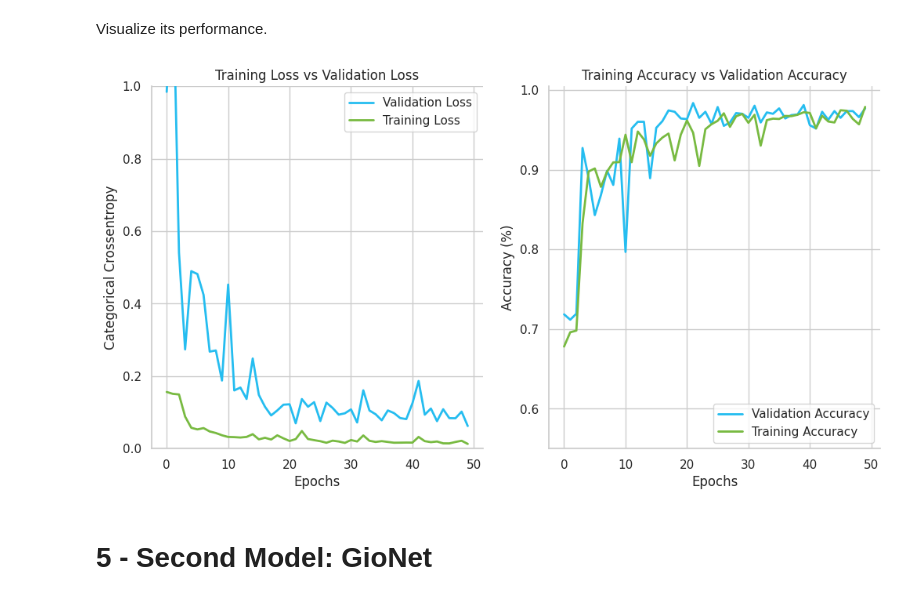
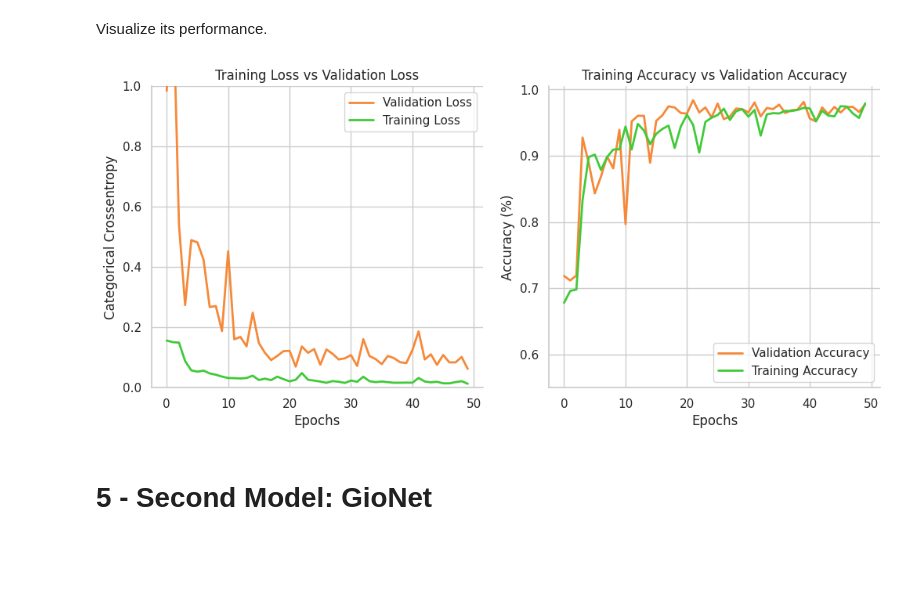
Before and after one commit to giordanovitale/Prado-Museum-CNN, a Jupyter notebook: Prado_Artists.ipynb, the cells around one changed output. Drawn from its saved outputs; the diff is of its cells as text; code cells hidden in the pictures; blank space fills up the shorter version.

```diff
--- a/Prado_Artists.ipynb
+++ b/Prado_Artists.ipynb
@@ -153,7 +157,7 @@ def plot_history(history, figsize=(12,6), y_lim_left=(0,1), y_lim_right=(0,1.02)
                  ax=ax[0],
                  label="Validation Loss",
                  linewidth=2,
-                 color="#25bdf0",
+                 color="#F58939",
                  errorbar=None)
 
     sns.lineplot(data=history,
@@ -162,7 +166,7 @@ def plot_history(history, figsize=(12,6), y_lim_left=(0,1), y_lim_right=(0,1.02)
                  ax=ax[0],
                  label="Training Loss",
                  linewidth=2,
-                 color="#78ba41",
+                 color="#40CA37",
                  errorbar=None)
 
     # Plot Accuracy
@@ -172,7 +176,7 @@ def plot_history(history, figsize=(12,6), y_lim_left=(0,1), y_lim_right=(0,1.02)
                  ax=ax[1],
                  label="Validation Accuracy",
                  linewidth=2,
-                 color="#25bdf0",
+                 color="#F58939",
                  errorbar=None)
 
     sns.lineplot(data=history,
@@ -181,7 +185,7 @@ def plot_history(history, figsize=(12,6), y_lim_left=(0,1), y_lim_right=(0,1.02)
                  ax=ax[1],
                  label="Training Accuracy",
                  linewidth=2,
-                 color="#78ba41",
+                 color="#40CA37",
                  errorbar=None)
 
     ax[0].set_xlabel("Epochs")
@@ -607,9 +633,9 @@ vk.layered_view(zfnet,
 Visualize its performance.
 # %%
 zfnet_history = pd.read_csv("/content/drive/MyDrive/AMD/model_logs/zfnet.log")
-plot_history(zfnet_history, y_lim_right=(0.55,1.005))
+plot_history(zfnet_history, y_lim_right=(0.55,1.005), figsize=(12,5))
 # %% [output]
-[figure, old version]
+[figure, new version]
 # %% [markdown]
 # 5 - Second Model: GioNet
 # %%
```
Also changed, not shown: parts of 14 cells of this notebook.
